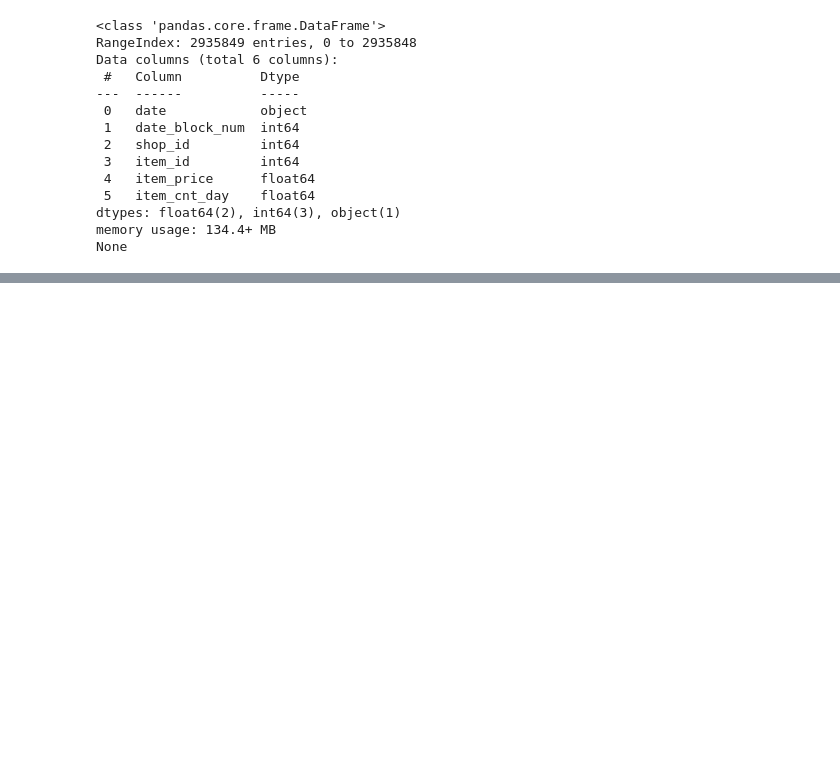
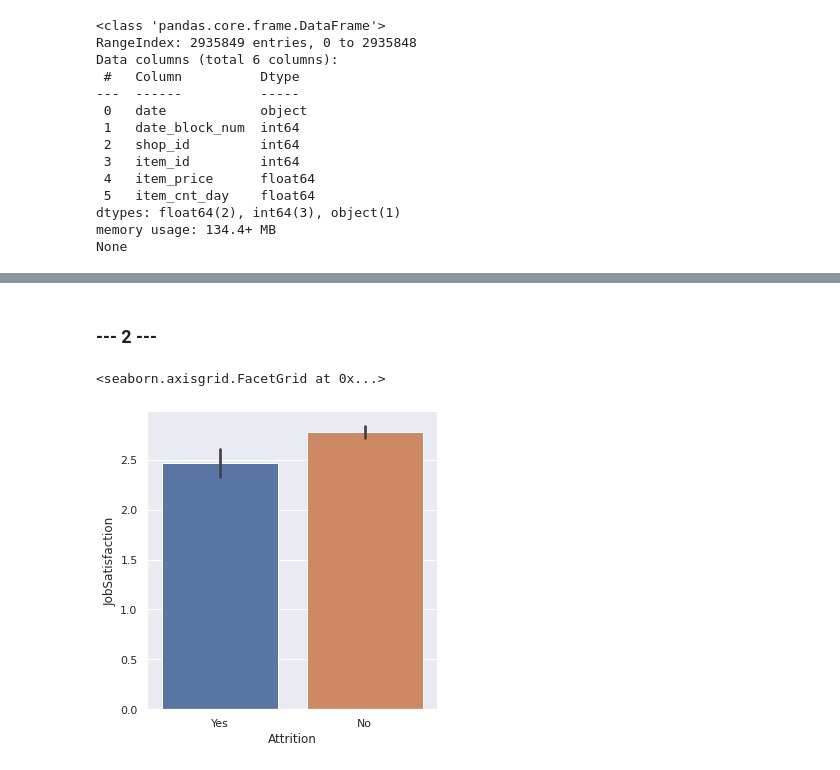
Before and after one commit to vince1396/MachineLearning, a Jupyter notebook: main.ipynb, the cells around one changed output, grey strips where cells are left out. Cells and saved outputs as stored; diff of their text form; code cells hidden in the pictures; blank space fills up the shorter version.

```diff
--- a/main.ipynb
+++ b/main.ipynb
@@ -197,0 +208,3 @@ sns.relplot(y="item_price", x="date", data=sales_predict.sample(50))
+# %%
+ibm = pd.read_csv("/home/vincent/Hitema/Cours/Machine Learning/IBM_HR_ATTRITION.csv")
+ibm
@@ -197,0 +245,7 @@ sns.relplot(y="item_price", x="date", data=sales_predict.sample(50))
+# %% [markdown]
+### --- 2 ---
+# %%
+sns.catplot(x="Attrition", y="JobSatisfaction", data=ibm, kind="bar")
+# %% [output]
+<seaborn.axisgrid.FacetGrid at 0x...>
+[figure, added]
```
Also changed, not shown: parts of 16 cells of this notebook.
